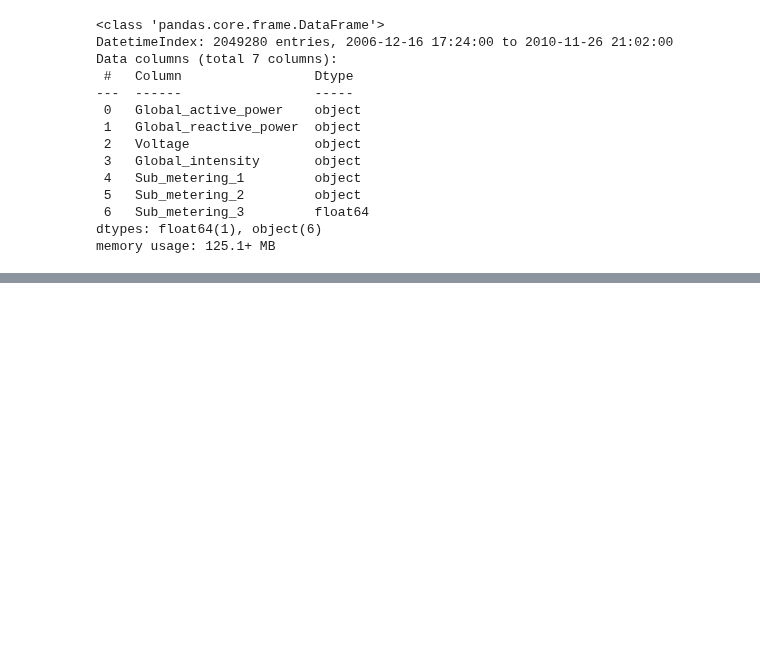
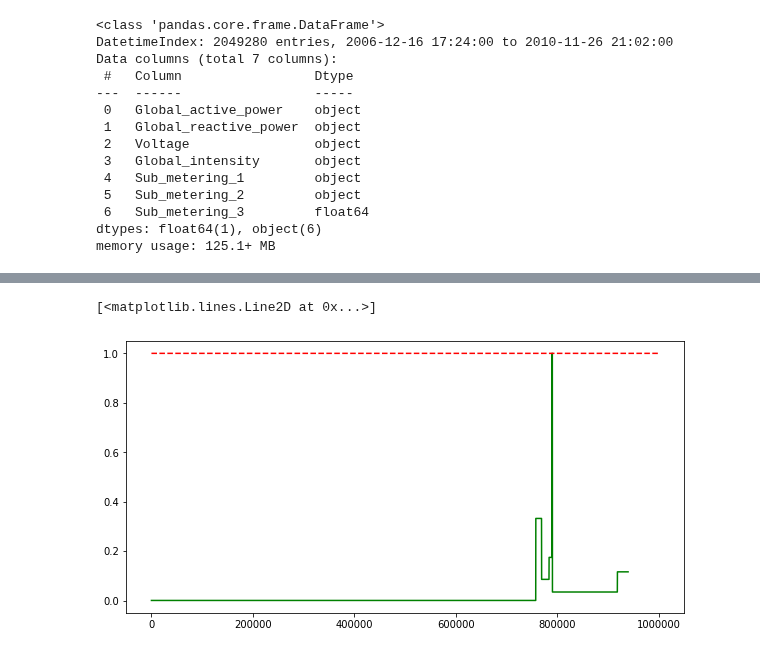
Before and after one commit to Barbarioli/OTSS, a Jupyter notebook: examples.ipynb, the cells around one changed output, grey strips where cells are left out. Saved outputs shown, nothing was run; the diff lists cells and outputs as text; code cells hidden in the pictures; blank space fills up the shorter version.

```diff
--- a/examples.ipynb
+++ b/examples.ipynb
@@ -209,0 +250,12 @@ x.plot()
+# %%
+sub_energy, rel_size_energy = subsample_analysis(return_queue_energy, index_queue_energy)
+# %%
+# Plotting subsample size
+plt.figure(figsize=(10,5))
+plt.plot(rel_size_energy, color = 'green')
+#plt.plot(np.full(2000000,1), color = 'blue')
+plt.plot(np.full(1000000,max(rel_size_energy)), color='red', linestyle ='--' )
+#plt.legend(['subsample relative size', 'full sample', 'maximum subsample size'], loc='upper left')
+# %% [output]
+[<matplotlib.lines.Line2D at 0x...>]
+[figure, added]
```
Also changed, not shown: parts of 23 cells of this notebook.
